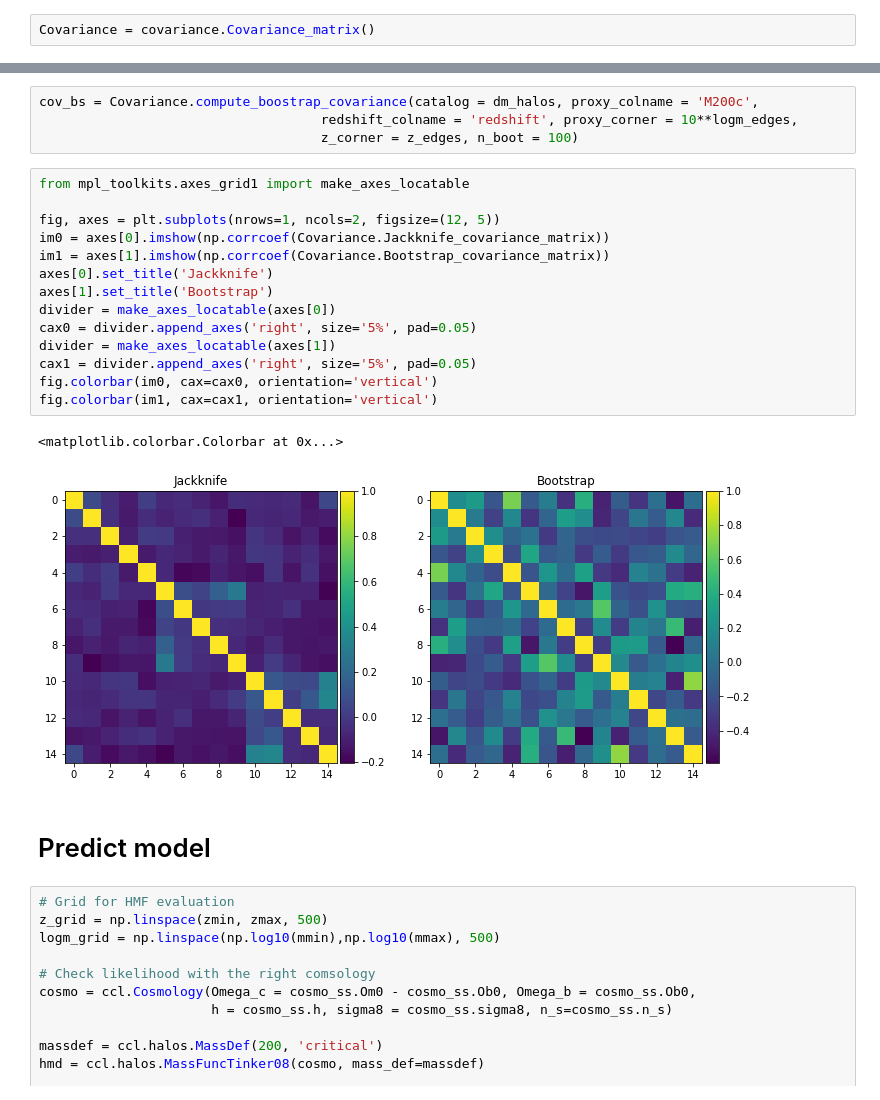
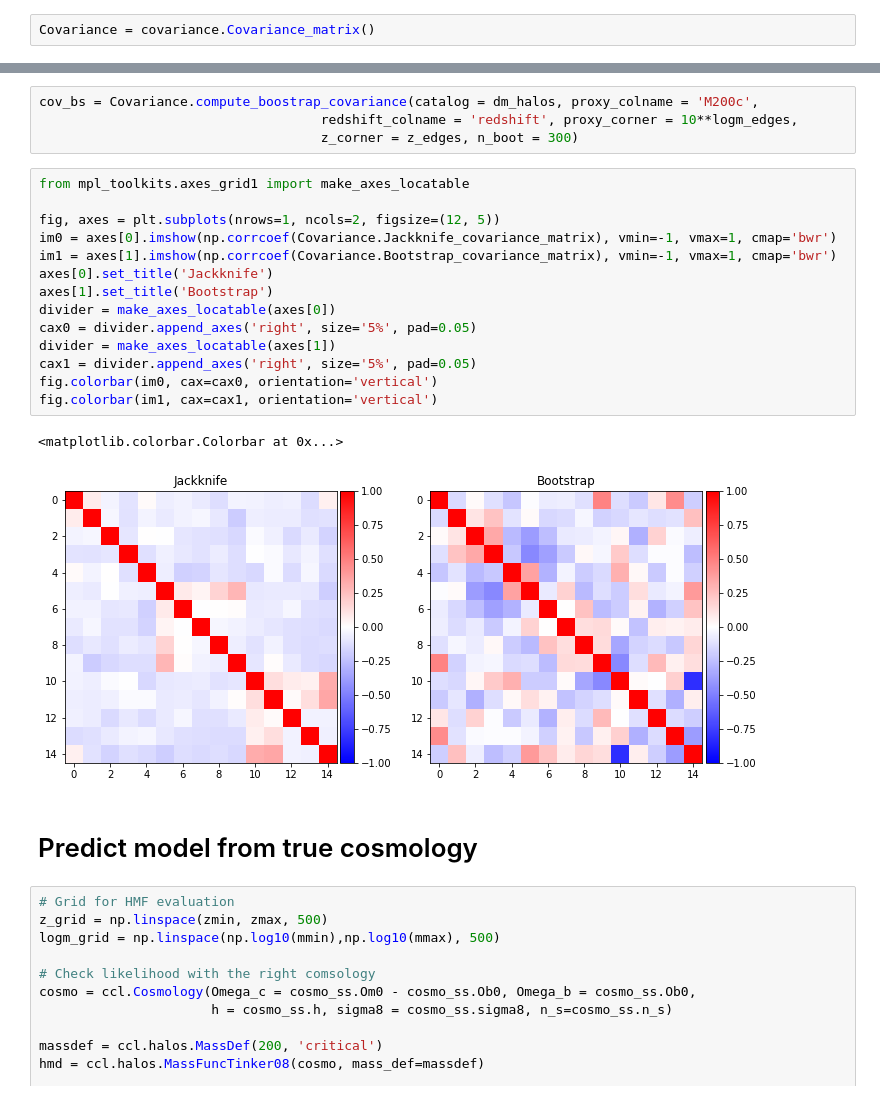
Before and after one commit to LSSTDESC/CLCosmo_Sim, a Jupyter notebook: notebooks/SkySim5000_binned_gaussian.ipynb, the cells around one changed output, grey strips where cells are left out. Drawn from its saved outputs; the diff is of its cells as text.

```diff
--- a/notebooks/SkySim5000_binned_gaussian.ipynb
+++ b/notebooks/SkySim5000_binned_gaussian.ipynb
@@ -127,26 +128,26 @@ Number of JK regions: 8460
 # %%
 cov_bs = Covariance.compute_boostrap_covariance(catalog = dm_halos, proxy_colname = 'M200c',
                                     redshift_colname = 'redshift', proxy_corner = 10**logm_edges,
-                                    z_corner = z_edges, n_boot = 100)
+                                    z_corner = z_edges, n_boot = 300)
 # %%
 from mpl_toolkits.axes_grid1 import make_axes_locatable
 
 fig, axes = plt.subplots(nrows=1, ncols=2, figsize=(12, 5))
-im0 = axes[0].imshow(np.corrcoef(Covariance.Jackknife_covariance_matrix))
-im1 = axes[1].imshow(np.corrcoef(Covariance.Bootstrap_covariance_matrix))
+im0 = axes[0].imshow(np.corrcoef(Covariance.Jackknife_covariance_matrix), vmin=-1, vmax=1, cmap='bwr')
+im1 = axes[1].imshow(np.corrcoef(Covariance.Bootstrap_covariance_matrix), vmin=-1, vmax=1, cmap='bwr')
 axes[0].set_title('Jackknife')
 axes[1].set_title('Bootstrap')
 divider = make_axes_locatable(axes[0])
 cax0 = divider.append_axes('right', size='5%', pad=0.05)
 divider = make_axes_locatable(axes[1])
 cax1 = divider.append_axes('right', size='5%', pad=0.05)
 fig.colorbar(im0, cax=cax0, orientation='vertical')
 fig.colorbar(im1, cax=cax1, orientation='vertical')
 # %% [output]
 <matplotlib.colorbar.Colorbar at 0x...>
-[figure, old version]
+[figure, new version]
 # %% [markdown]
-# Predict model
+# Predict model from true cosmology
 # %%
 # Grid for HMF evaluation
 z_grid = np.linspace(zmin, zmax, 500)
```
Also changed, not shown: parts of 7 cells of this notebook.
